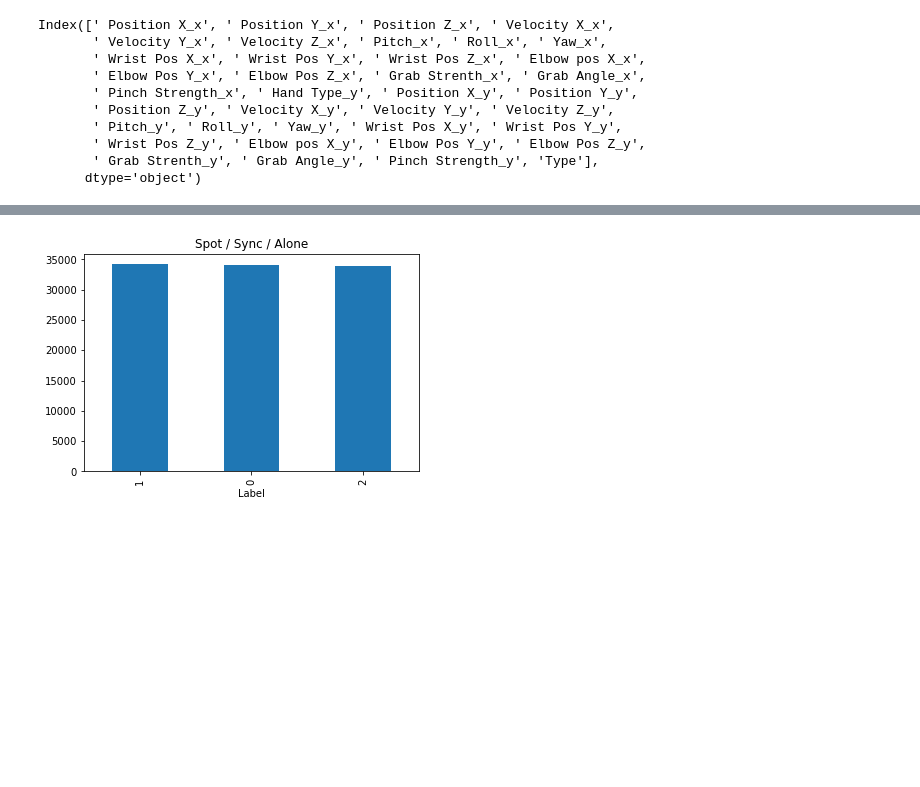
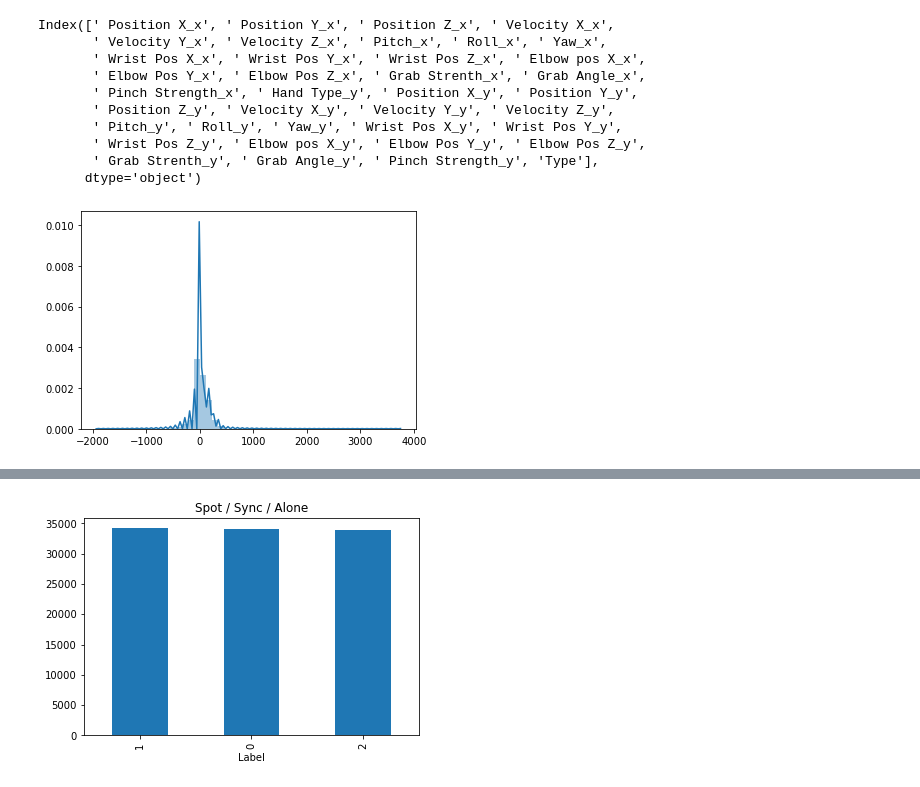
Before and after one commit to avidanAbitbol/image-classification, a Jupyter notebook: hands.ipynb, the cells around one changed output, grey strips where cells are left out. Cells and saved outputs as stored; diff of their text form; code cells hidden in the pictures; blank space fills up the shorter version.

```diff
--- a/hands.ipynb
+++ b/hands.ipynb
@@ -429,3 +428,8 @@ Index([' Position X_x', ' Position Y_x', ' Position Z_x', ' Velocity X_x',
        ' Wrist Pos Z_y', ' Elbow pos X_y', ' Elbow Pos Y_y', ' Elbow Pos Z_y',
        ' Grab Strenth_y', ' Grab Angle_y', ' Pinch Strength_y', 'Type'],
       dtype='object')
+# %%
+#the distribution of all the data after cleaning
+sns.distplot(df_all);
+# %% [output]
+[figure, added]
```
Also changed, not shown: parts of 76 cells of this notebook, 1 other file.
